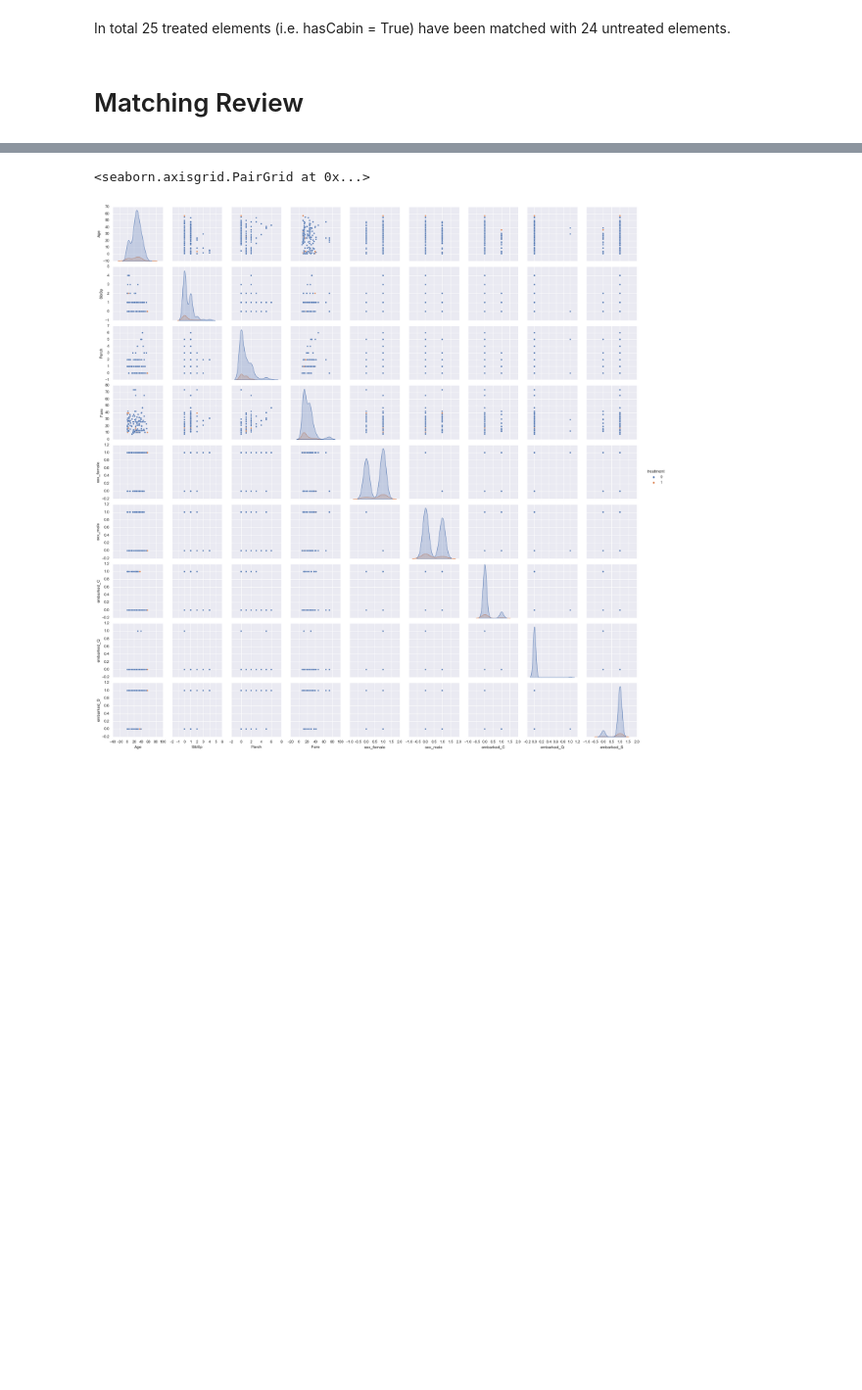
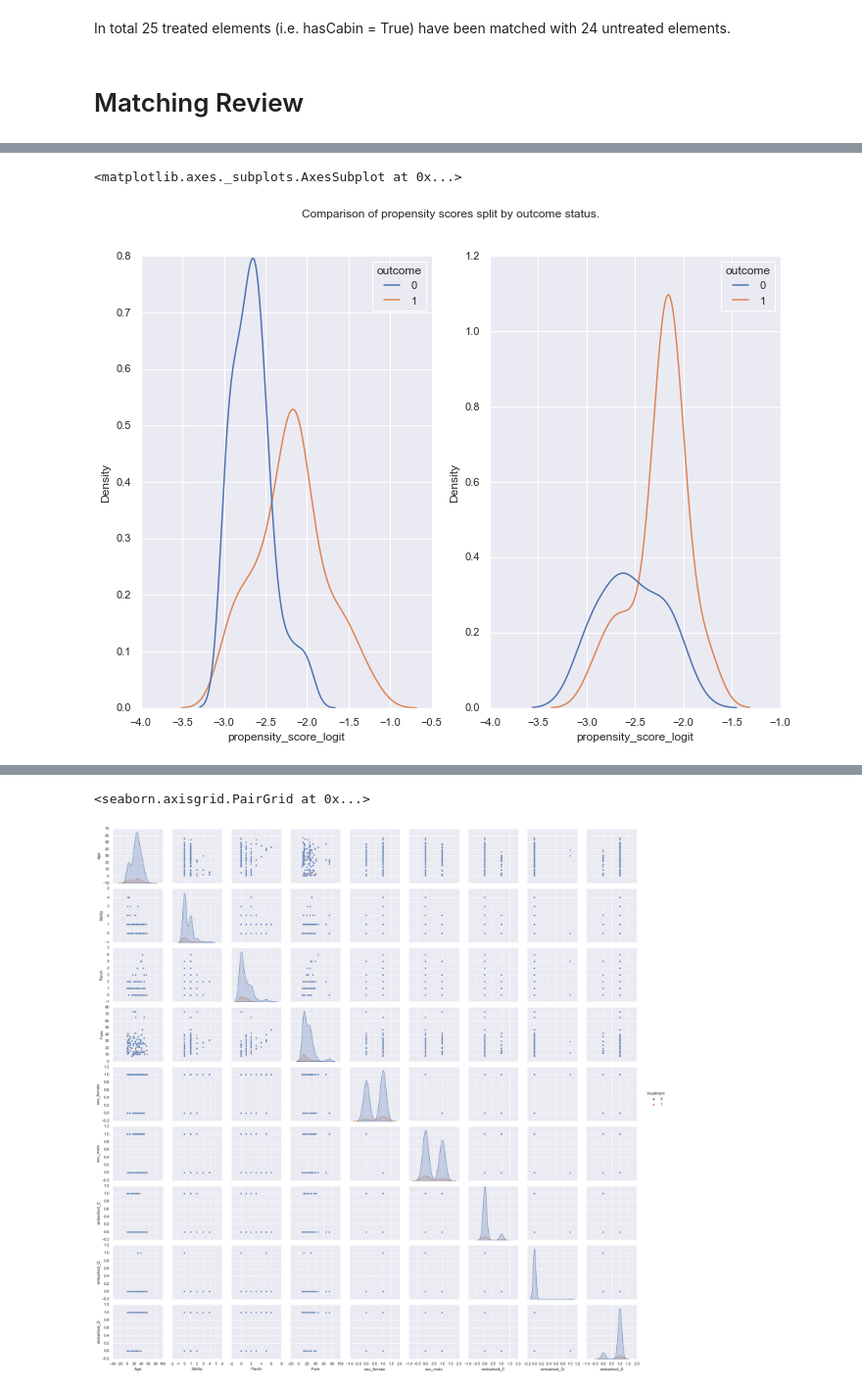
Before and after one commit to konosp/propensity-score-matching, a Jupyter notebook: propensity_score_matching_v2.ipynb, the cells around one changed output, grey strips where cells are left out. Shown: that part at 98% size. Drawn from its saved outputs; the diff is of its cells as text; code cells hidden in the pictures; blank space fills up the shorter version.

```diff
--- a/propensity_score_matching_v2.ipynb
+++ b/propensity_score_matching_v2.ipynb
@@ -261,3 +263,11 @@ sns.jointplot(data = matched_data, x = 'propensity_score_logit', y = 'outcome',
+# %%
+fig, ax = plt.subplots(1,2)
+fig.suptitle('Comparison of propensity scores split by outcome status.')
+sns.kdeplot(data = df_data, x = 'propensity_score_logit', hue = 'outcome', ax = ax[0])
+sns.kdeplot(data = matched_data, x = 'propensity_score_logit', hue = 'outcome', ax = ax[1])
+# %% [output]
+<matplotlib.axes._subplots.AxesSubplot at 0x...>
+[figure, added]
 # %%
 data = []
 # cols = ['Age','SibSp','Parch','Fare','sex_female','sex_male','embarked_C','embarked_Q','embarked_S','class_1','class_2','class_3']
```
Also changed, not shown: parts of 14 cells of this notebook.
